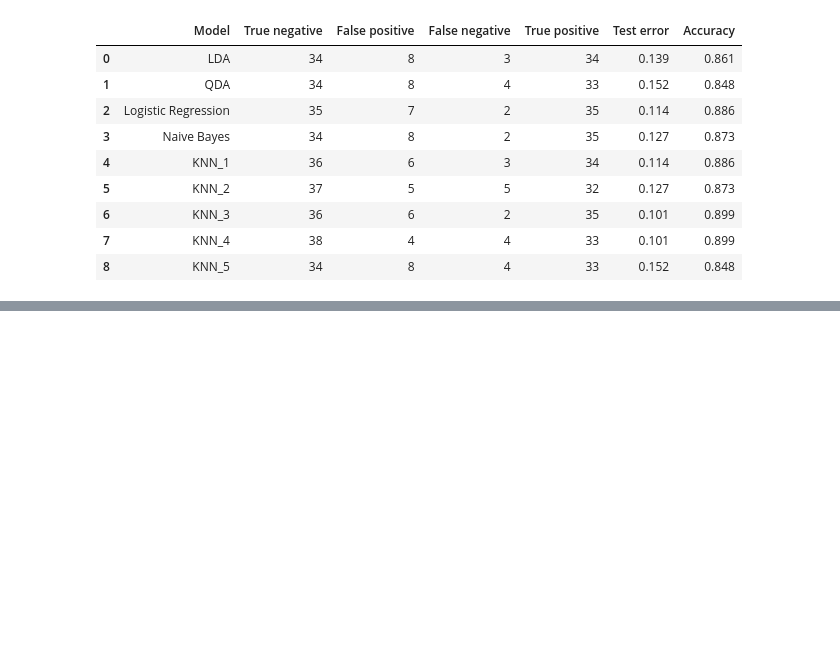
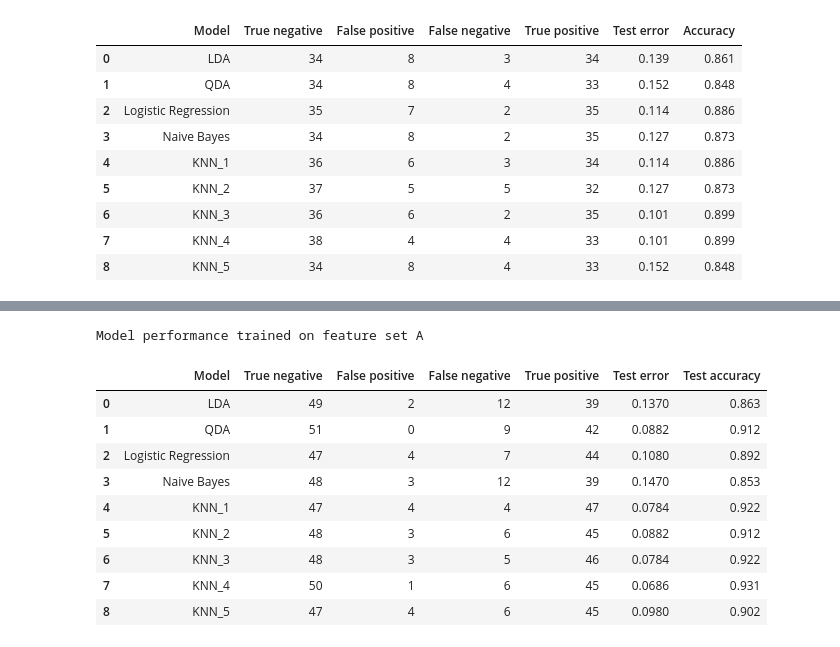
Before and after one commit to nhitran-00/ISL, a Jupyter notebook: chapter_4.ipynb, the cells around one changed output, grey strips where cells are left out. Drawn from its saved outputs; the diff is of its cells as text; code cells hidden in the pictures; blank space fills up the shorter version.

```diff
--- a/chapter_4.ipynb
+++ b/chapter_4.ipynb
@@ -582,0 +672,49 @@ Additionally, the summary table suggests that while initial data analysis is cru
+# %%
+features_16_a = ['indus', 'nox', 'age', 'dis', 'rad', 'tax', 'ptratio']
+
+(X_16_train_a,
+ X_16_test_a,
+ y_16_train_a,
+ y_16_test_a) = train_test_split(data_16[features_16_a],
+                               data_16['crim01'],
+                               test_size=0.2, random_state=0)
+
+summary_dict_16_a = dict()
+summary_dict_16_a['Model'] = ['LDA', 'QDA', 'Logistic Regression', 'Naive Bayes', *(f'KNN_{i}' for i in range(1,6))]
+summary_dict_16_a['True negative'] = []
+summary_dict_16_a['False positive'] = []
+summary_dict_16_a['False negative'] = []
+summary_dict_16_a['True positive'] = []
+summary_dict_16_a['Test error'] = []
+summary_dict_16_a['Test accuracy'] = []
+
+models_16_a = []
+for model in (LDA(store_covariance=True),
+              QDA(store_covariance=True),
+              LogisticRegression(C=1e10, solver='liblinear'),
+              GaussianNB(),
+              *[KNeighborsClassifier(n_neighbors=K) for K in range(1,6)]):
+    model.fit(X_16_train_a, y_16_train_a)
+    models_16_a.append(model)
+    predicted_labels = model.predict(X_16_test_a)
+    tn, fp, fn, tp = confusion_matrix(y_16_test_a, predicted_labels).ravel().tolist()
+    error = float(f"{(fp + fn) / (tp + fp + fn + tn):.3g}")
+    accuracy = float(f"{(tp + tn) / (tp + fp + fn + tn):.3g}")
+    for key, val in zip(list(summary_dict_16_a.keys())[1:], (tn, fp, fn, tp, error, accuracy)):
+        summary_dict_16_a[key].append(val)
+
+summary_df_16_a = pd.DataFrame(summary_dict_16_a)
+print('Model performance trained on feature set A')
+display(summary_df_16_a)
+# %% [output]
+Model performance trained on feature set A
+|  | Model | True negative | False positive | False negative | True positive | Test error | Test accuracy |
+| 0 | LDA | 49 | 2 | 12 | 39 | 0.1370 | 0.863 |
+| 1 | QDA | 51 | 0 | 9 | 42 | 0.0882 | 0.912 |
+| 2 | Logistic Regression | 47 | 4 | 7 | 44 | 0.1080 | 0.892 |
+| 3 | Naive Bayes | 48 | 3 | 12 | 39 | 0.1470 | 0.853 |
+| 4 | KNN_1 | 47 | 4 | 4 | 47 | 0.0784 | 0.922 |
+| 5 | KNN_2 | 48 | 3 | 6 | 45 | 0.0882 | 0.912 |
+| 6 | KNN_3 | 48 | 3 | 5 | 46 | 0.0784 | 0.922 |
+| 7 | KNN_4 | 50 | 1 | 6 | 45 | 0.0686 | 0.931 |
+| 8 | KNN_5 | 47 | 4 | 6 | 45 | 0.0980 | 0.902 |
```
Also changed, not shown: parts of 12 cells of this notebook.
